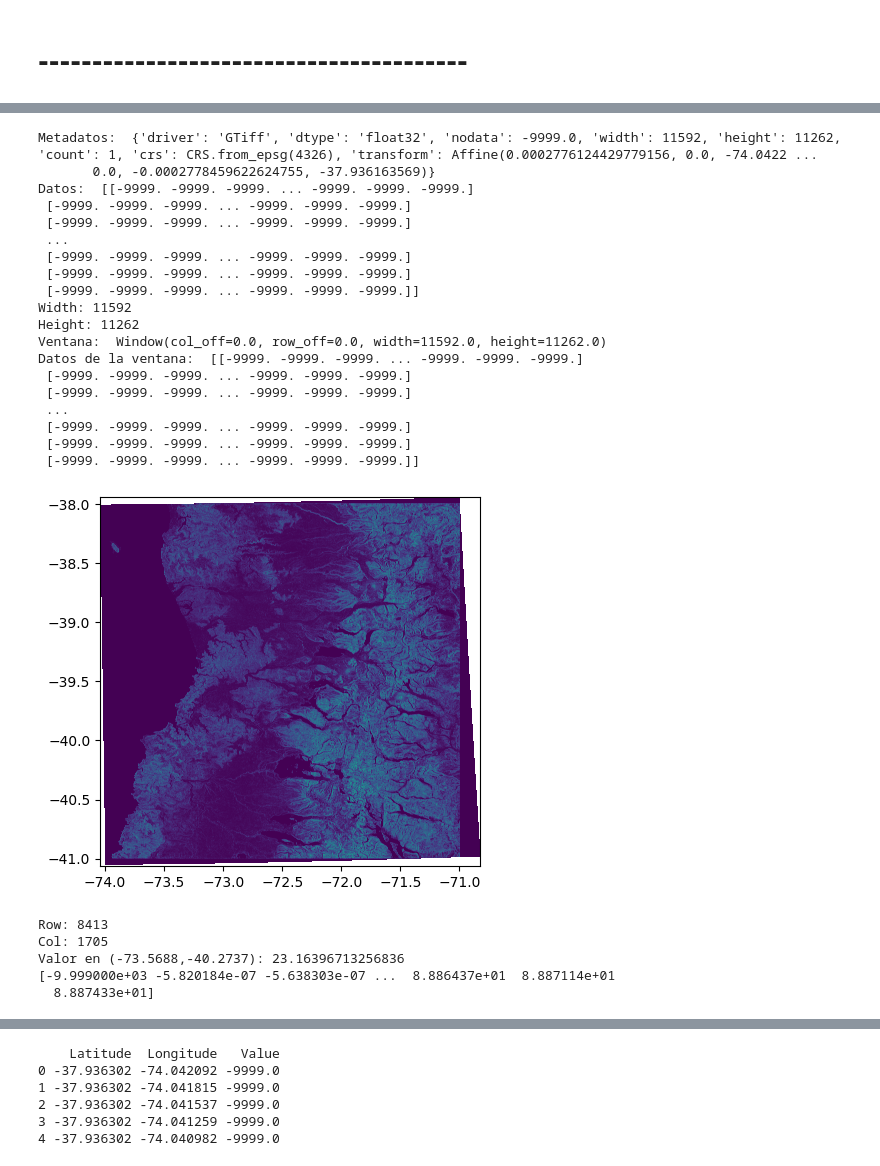
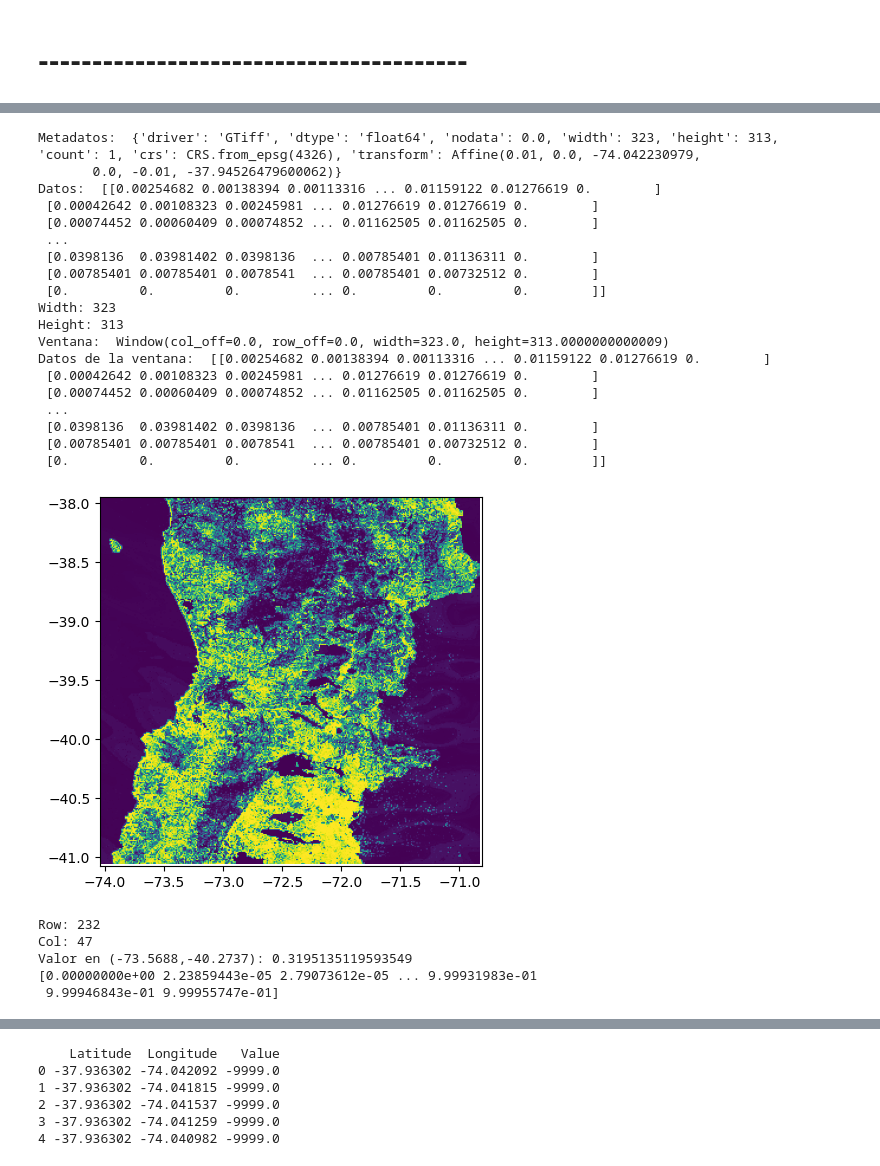
Before and after one commit to ManuelLabbe/LandSlide_Guardian, a Jupyter notebook: incursion.ipynb, the cells around one changed output, grey strips where cells are left out. Cells and saved outputs as stored; diff of their text form; code cells hidden in the pictures.

Commit message:
avance plot

```diff
--- a/incursion.ipynb
+++ b/incursion.ipynb
@@ -433,53 +459,53 @@ Valor en (-73.5688,-40.2737): 0.010999999940395355
 # %%
 import rasterio
 from rasterio.windows import Window
 from rasterio.plot import show, show_hist
-output_tif_path = 'output/output.tif'
+output_tif_path = 'Output_01/tif/probability/raster_proba_2024_09_09.tif'
 
 with rasterio.open(output_tif_path) as src:
     meta = src.meta
     print('Metadatos: ',meta)
     data = src.read(1)
     print('Datos: ',data)
     width = meta['width']
     height = meta['height']
     print(f'Width: {width}\nHeight: {height}')
     window = src.window(*src.bounds)
     print('Ventana: ',window)
     data_window = src.read(1, window=window)
     print('Datos de la ventana: ',data_window)
     show(src, transform=src.transform, cmap='viridis')
     #lon, lat = -73.219497,-37.7517708
 
     lon,lat = -73.5688,-40.2737
     row, col = src.index(lon, lat)
     print(f'Row: {row}\nCol: {col}')
     value = data_window[row,col]
     print(f'Valor en ({lon},{lat}): {value}')
     print(np.unique(data_window))
 # %% [output]
-Metadatos:  {'driver': 'GTiff', 'dtype': 'float32', 'nodata': -9999.0, 'width': 11592, 'height': 11262, 'count': 1, 'crs': CRS.from_epsg(4326), 'transform': Affine(0.0002776124429779156, 0.0, -74.0422 ...
-       0.0, -0.0002778459622624755, -37.936163569)}
-Datos:  [[-9999. -9999. -9999. ... -9999. -9999. -9999.]
- [-9999. -9999. -9999. ... -9999. -9999. -9999.]
- [-9999. -9999. -9999. ... -9999. -9999. -9999.]
+Metadatos:  {'driver': 'GTiff', 'dtype': 'float64', 'nodata': 0.0, 'width': 323, 'height': 313, 'count': 1, 'crs': CRS.from_epsg(4326), 'transform': Affine(0.01, 0.0, -74.042230979,
+       0.0, -0.01, -37.94526479600062)}
+Datos:  [[0.00254682 0.00138394 0.00113316 ... 0.01159122 0.01276619 0.        ]
+ [0.00042642 0.00108323 0.00245981 ... 0.01276619 0.01276619 0.        ]
+ [0.00074452 0.00060409 0.00074852 ... 0.01162505 0.01162505 0.        ]
  ...
- [-9999. -9999. -9999. ... -9999. -9999. -9999.]
- [-9999. -9999. -9999. ... -9999. -9999. -9999.]
- [-9999. -9999. -9999. ... -9999. -9999. -9999.]]
-Width: 11592
-Height: 11262
-Ventana:  Window(col_off=0.0, row_off=0.0, width=11592.0, height=11262.0)
-Datos de la ventana:  [[-9999. -9999. -9999. ... -9999. -9999. -9999.]
- [-9999. -9999. -9999. ... -9999. -9999. -9999.]
- [-9999. -9999. -9999. ... -9999. -9999. -9999.]
+ [0.0398136  0.03981402 0.0398136  ... 0.00785401 0.01136311 0.        ]
+ [0.00785401 0.00785401 0.0078541  ... 0.00785401 0.00732512 0.        ]
+ [0.         0.         0.         ... 0.         0.         0.        ]]
+Width: 323
+Height: 313
+Ventana:  Window(col_off=0.0, row_off=0.0, width=323.0, height=313.0000000000009)
+Datos de la ventana:  [[0.00254682 0.00138394 0.00113316 ... 0.01159122 0.01276619 0.        ]
+ [0.00042642 0.00108323 0.00245981 ... 0.01276619 0.01276619 0.        ]
+ [0.00074452 0.00060409 0.00074852 ... 0.01162505 0.01162505 0.        ]
  ...
- [-9999. -9999. -9999. ... -9999. -9999. -9999.]
- [-9999. -9999. -9999. ... -9999. -9999. -9999.]
- [-9999. -9999. -9999. ... -9999. -9999. -9999.]]
+ [0.0398136  0.03981402 0.0398136  ... 0.00785401 0.01136311 0.        ]
+ [0.00785401 0.00785401 0.0078541  ... 0.00785401 0.00732512 0.        ]
+ [0.         0.         0.         ... 0.         0.         0.        ]]
-[figure, old version]
+[figure, new version]
-Row: 8413
-Col: 1705
-Valor en (-73.5688,-40.2737): 23.16396713256836
-[-9.999000e+03 -5.820184e-07 -5.638303e-07 ...  8.886437e+01  8.887114e+01
-  8.887433e+01]
+Row: 232
+Col: 47
+Valor en (-73.5688,-40.2737): 0.3195135119593549
+[0.00000000e+00 2.23859443e-05 2.79073612e-05 ... 9.99931983e-01
+ 9.99946843e-01 9.99955747e-01]
```
Also changed, not shown: parts of 18 cells of this notebook.
